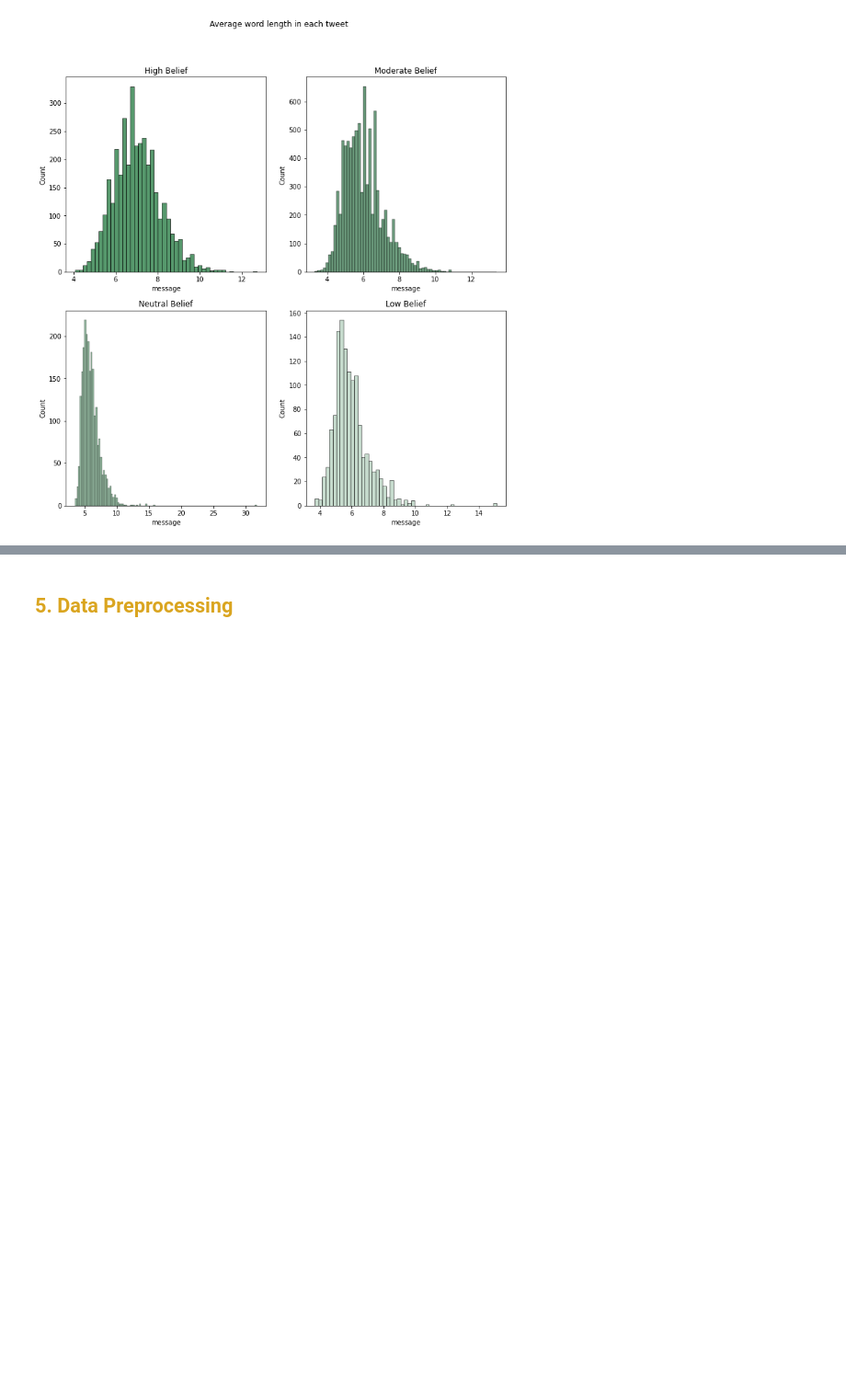
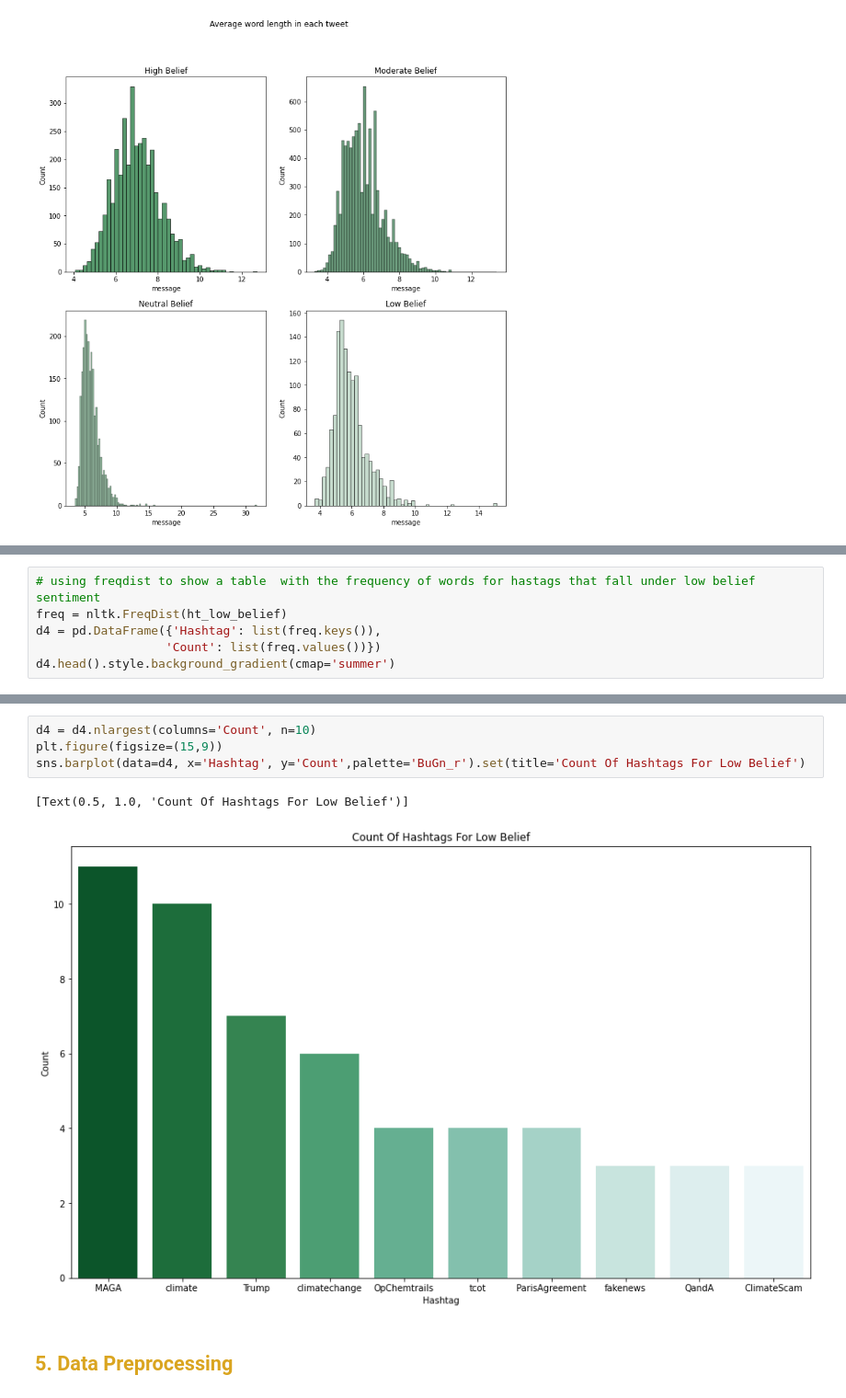
Before and after one commit to daniel-datasci/Climate-Change-Belief-Analysis-With-Twitter-Data, a Jupyter notebook: Climate Change Belief Analysis - 2201ACDS(TEAM NM4) Notebook.ipynb, the cells around one changed output, grey strips where cells are left out. Shown at 92% size. Cells and saved outputs as stored; diff of their text form; blank space fills up the shorter version.

```diff
--- a/Climate Change Belief Analysis - 2201ACDS(TEAM NM4) Notebook.ipynb
+++ b/Climate Change Belief Analysis - 2201ACDS(TEAM NM4) Notebook.ipynb
@@ -318,0 +390,6 @@ The next thing we can do is to do come data cleaning and get the dataset ready f
+# %%
+# using freqdist to show a table  with the frequency of words for hastags that fall under low belief sentiment
+freq = nltk.FreqDist(ht_low_belief)
+d4 = pd.DataFrame({'Hashtag': list(freq.keys()),
+                  'Count': list(freq.values())})
+d4.head().style.background_gradient(cmap='summer')
@@ -319,3 +426,10 @@ The next thing we can do is to do come data cleaning and get the dataset ready f
+# %%
+d4 = d4.nlargest(columns='Count', n=10)
+plt.figure(figsize=(15,9))
+sns.barplot(data=d4, x='Hashtag', y='Count',palette='BuGn_r').set(title='Count Of Hashtags For Low Belief')
+# %% [output]
+[Text(0.5, 1.0, 'Count Of Hashtags For Low Belief')]
+[figure, added]
 # %% [markdown]
 ## <font color='goldenrod'>5. Data Preprocessing</font>
 # %% [markdown]
```
Also changed, not shown: parts of 16 cells of this notebook.
